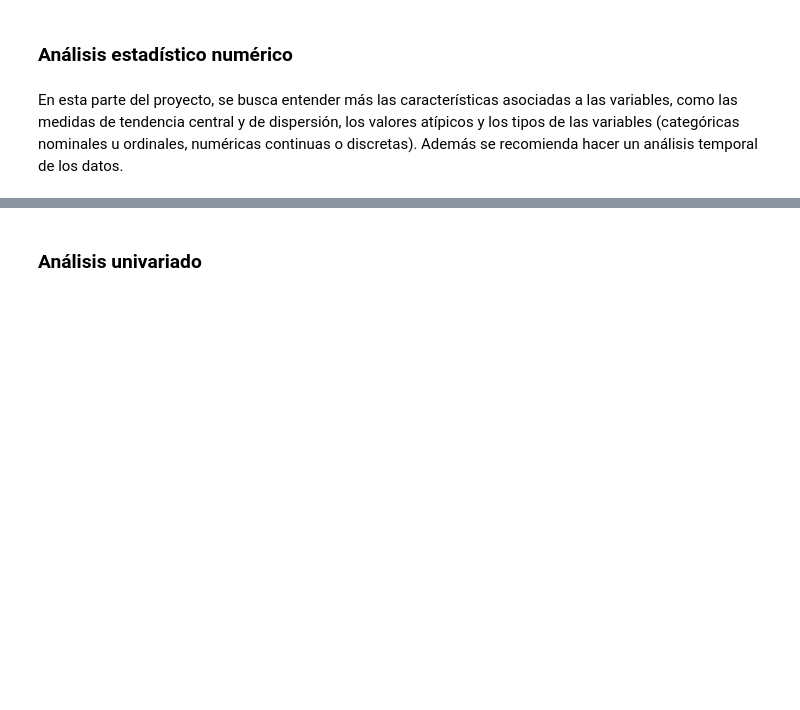
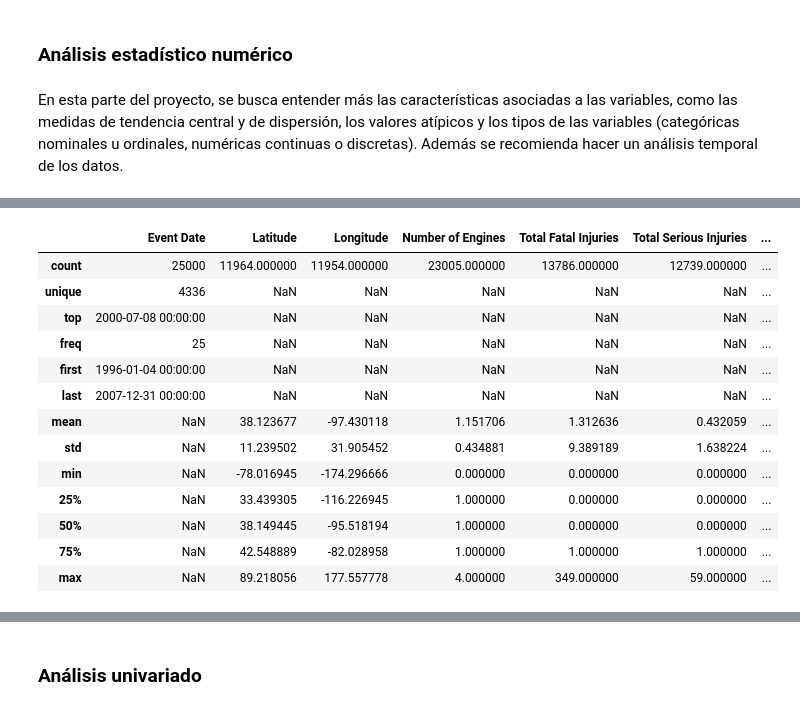
Before and after one commit to jknorenab/machine_learning_course, a Jupyter notebook: aviation_accidents/notebooks/aviation_accidents.ipynb, the cells around one changed output, grey strips where cells are left out. Cells and saved outputs as stored; diff of their text form; code cells hidden in the pictures; blank space fills up the shorter version.

```diff
--- a/aviation_accidents/notebooks/aviation_accidents.ipynb
+++ b/aviation_accidents/notebooks/aviation_accidents.ipynb
@@ -53,0 +143,18 @@ En esta parte del proyecto, se busca entender más las características asociada
+# %%
+#esto es lo mismo que la primera gráfica de
+df.describe(datetime_is_numeric=False, exclude = 'object')
+# %% [output]
+|  | Event Date | Latitude | Longitude | Number of Engines | Total Fatal Injuries | Total Serious Injuries | ... |
+| count | 25000 | 11964.000000 | 11954.000000 | 23005.000000 | 13786.000000 | 12739.000000 | ... |
+| unique | 4336 | NaN | NaN | NaN | NaN | NaN | ... |
+| top | 2000-07-08 00:00:00 | NaN | NaN | NaN | NaN | NaN | ... |
+| freq | 25 | NaN | NaN | NaN | NaN | NaN | ... |
+| first | 1996-01-04 00:00:00 | NaN | NaN | NaN | NaN | NaN | ... |
+| last | 2007-12-31 00:00:00 | NaN | NaN | NaN | NaN | NaN | ... |
+| mean | NaN | 38.123677 | -97.430118 | 1.151706 | 1.312636 | 0.432059 | ... |
+| std | NaN | 11.239502 | 31.905452 | 0.434881 | 9.389189 | 1.638224 | ... |
+| min | NaN | -78.016945 | -174.296666 | 0.000000 | 0.000000 | 0.000000 | ... |
+| 25% | NaN | 33.439305 | -116.226945 | 1.000000 | 0.000000 | 0.000000 | ... |
+| 50% | NaN | 38.149445 | -95.518194 | 1.000000 | 0.000000 | 0.000000 | ... |
+| 75% | NaN | 42.548889 | -82.028958 | 1.000000 | 1.000000 | 1.000000 | ... |
+| max | NaN | 89.218056 | 177.557778 | 4.000000 | 349.000000 | 59.000000 | ... |
```
Also changed, not shown: parts of 25 cells of this notebook.
